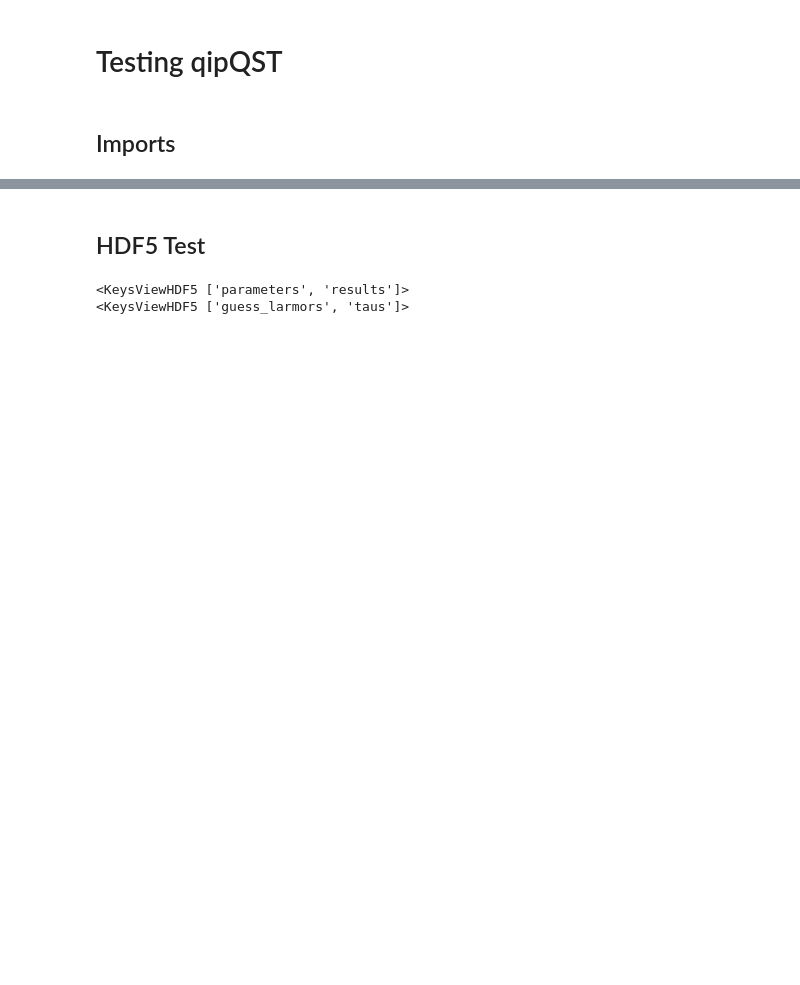
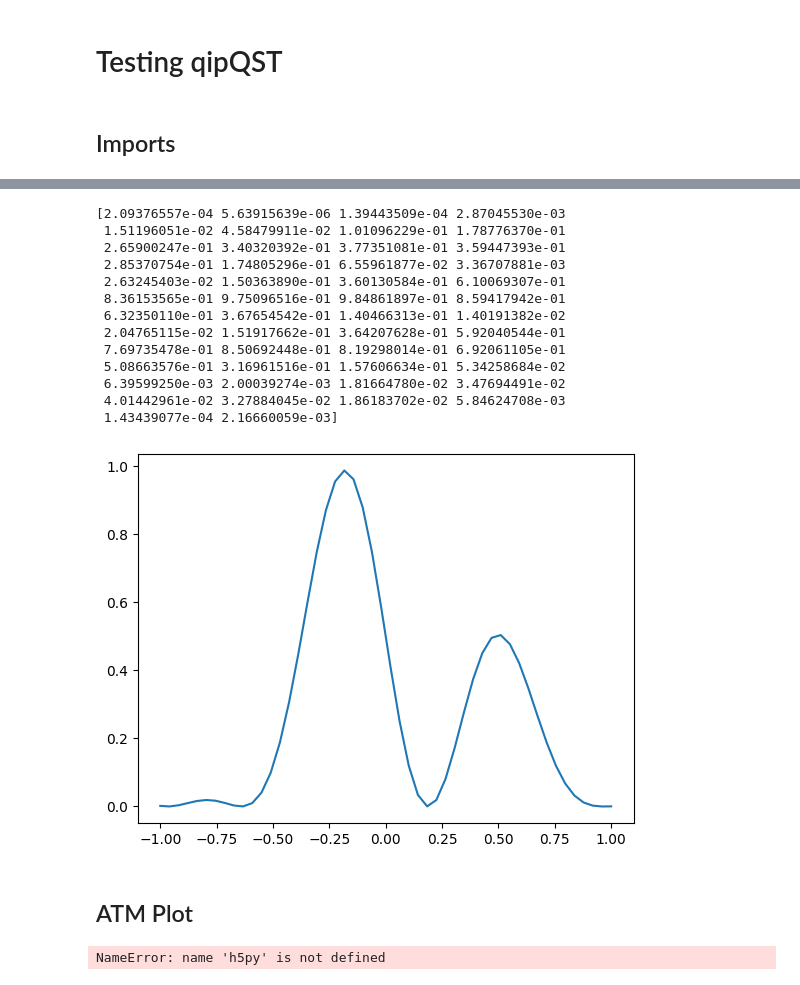
Before and after one commit to Slippery-Chickenz/qipQubitSimTools, a Jupyter notebook: example.ipynb, the cells around one changed output, grey strips where cells are left out. Drawn from its saved outputs; the diff is of its cells as text; code cells hidden in the pictures; blank space fills up the shorter version.

```diff
--- a/example.ipynb
+++ b/example.ipynb
@@ -13,0 +65,21 @@ plt.style.use('default')
+# %%
+tau_index = 1
+print(results[:][10])
+
+plt.plot(guess_larmors[:], results[:][tau_index])
+plt.show()
+# %% [output]
+[2.09376557e-04 5.63915639e-06 1.39443509e-04 2.87045530e-03
+ 1.51196051e-02 4.58479911e-02 1.01096229e-01 1.78776370e-01
+ 2.65900247e-01 3.40320392e-01 3.77351081e-01 3.59447393e-01
+ 2.85370754e-01 1.74805296e-01 6.55961877e-02 3.36707881e-03
+ 2.63245403e-02 1.50363890e-01 3.60130584e-01 6.10069307e-01
+ 8.36153565e-01 9.75096516e-01 9.84861897e-01 8.59417942e-01
+ 6.32350110e-01 3.67654542e-01 1.40466313e-01 1.40191382e-02
+ 2.04765115e-02 1.51917662e-01 3.64207628e-01 5.92040544e-01
+ 7.69735478e-01 8.50692448e-01 8.19298014e-01 6.92061105e-01
+ 5.08663576e-01 3.16961516e-01 1.57606634e-01 5.34258684e-02
+ 6.39599250e-03 2.00039274e-03 1.81664780e-02 3.47694491e-02
+ 4.01442961e-02 3.27884045e-02 1.86183702e-02 5.84624708e-03
+ 1.43439077e-04 2.16660059e-03]
+[figure, added]
@@ -14,17 +88,17 @@ plt.style.use('default')
 # %% [markdown]
-## HDF5 Test
+## ATM Plot
 # %%
-f = h5py.File("ramsey_results.h5")
-print(f.keys())
+f = h5py.File("atm_results.h5")
 results = f['results']
 parameters = f['parameters']
 assert(isinstance(parameters, h5py.Group))
-print(parameters.keys())
-guess_larmors = parameters['guess_larmors']
-taus = parameters['taus']
+params = []
+for key in parameters.keys():
+    params.append(parameters[key])
+
+guess_larmors = params[0]
 # %% [output]
-<KeysViewHDF5 ['parameters', 'results']>
-<KeysViewHDF5 ['guess_larmors', 'taus']>
+NameError: name 'h5py' is not defined
 # %%
 assert(isinstance(results, h5py.Dataset))
 assert(isinstance(guess_larmors, h5py.Dataset))
```
Also changed, not shown: parts of 11 cells of this notebook, 23 other files.
